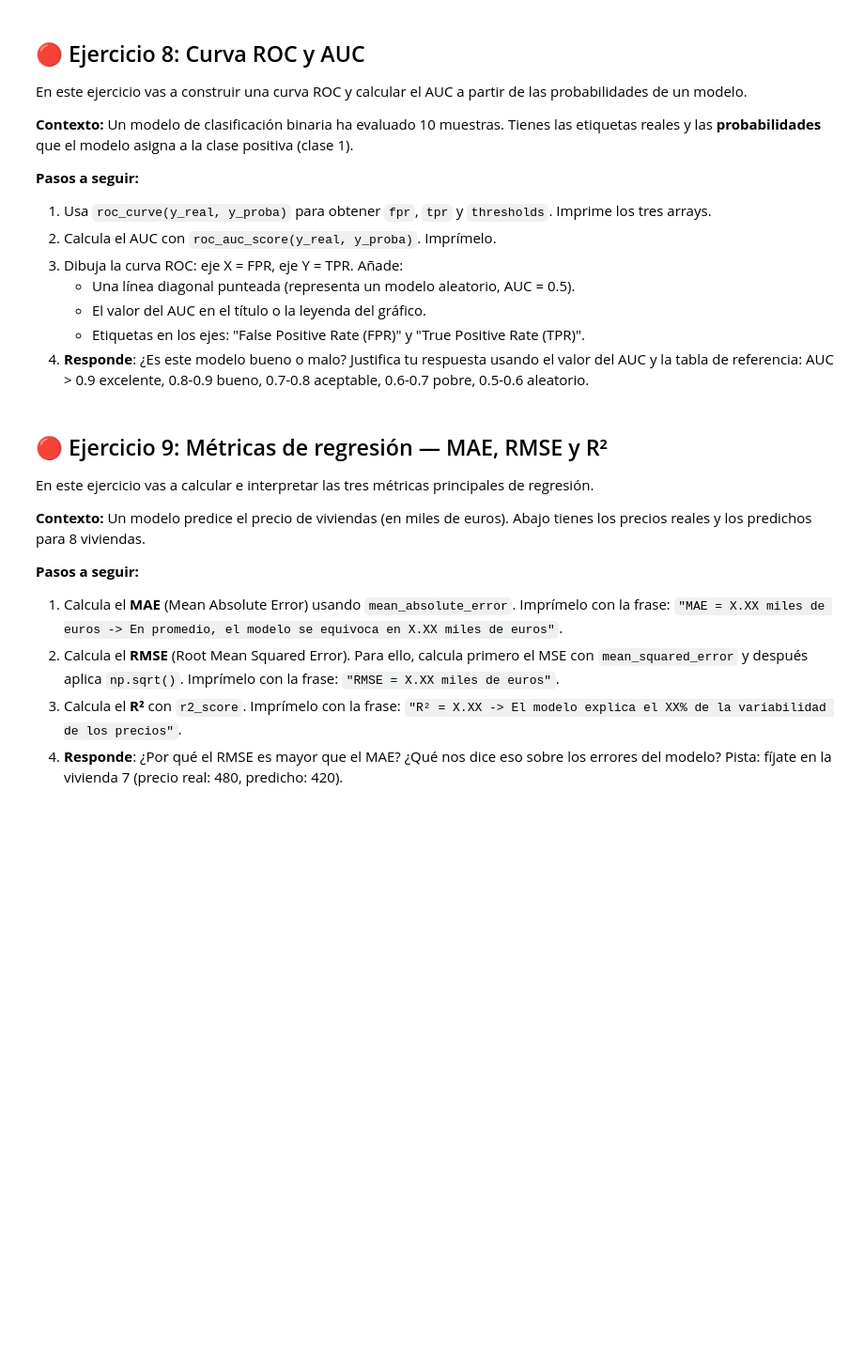
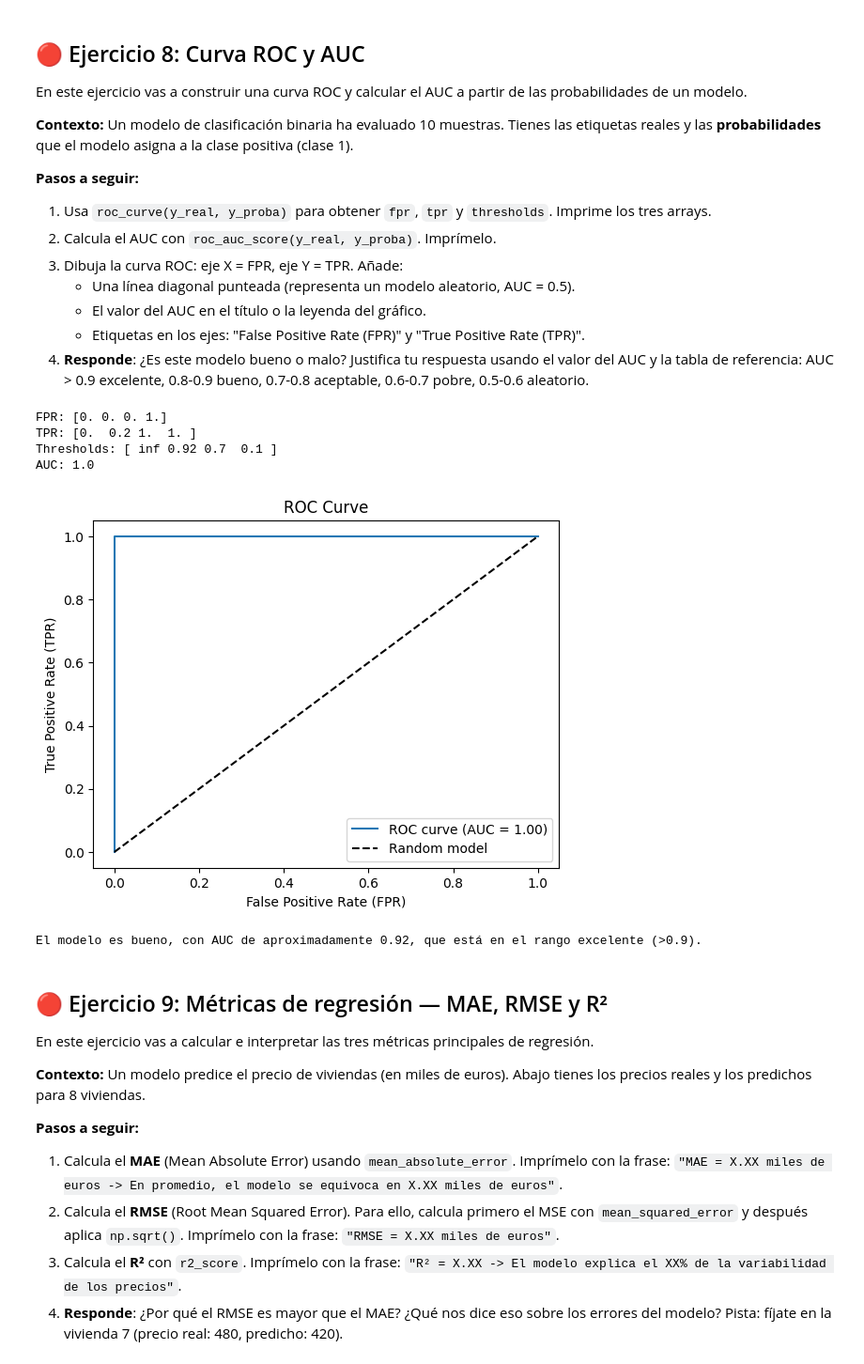
Before and after one commit to rorouser/CE-Python-DA, a Jupyter notebook: Boletin 7/boletin_07_gabela_jimenez_rodrigo.ipynb, the cells around one changed output. Shown at 94% size. Drawn from its saved outputs; the diff is of its cells as text; code cells hidden in the pictures; blank space fills up the shorter version.

```diff
--- a/Boletin 7/boletin_07_gabela_jimenez_rodrigo.ipynb
+++ b/Boletin 7/boletin_07_gabela_jimenez_rodrigo.ipynb
@@ -264,21 +367,37 @@ En este ejercicio vas a construir una curva ROC y calcular el AUC a partir de la
 # %%
 # Datos del modelo (NO modificar)
 y_real =  np.array([0, 1, 0, 1, 1, 0, 1, 0, 0, 1])
 y_proba = np.array([0.15, 0.85, 0.25, 0.78, 0.92, 0.30, 0.88, 0.10, 0.45, 0.70])
 
 # --- Paso 1: Calcular fpr, tpr, thresholds ---
-# Tu código aquí
-
+fpr, tpr, thresholds = roc_curve(y_real, y_proba)
+print("FPR:", fpr)
+print("TPR:", tpr)
+print("Thresholds:", thresholds)
 
 # --- Paso 2: Calcular AUC ---
-# Tu código aquí
-
+auc = roc_auc_score(y_real, y_proba)
+print("AUC:", auc)
 
 # --- Paso 3: Dibujar la curva ROC ---
-# Tu código aquí
-
+plt.figure()
+plt.plot(fpr, tpr, label=f'ROC curve (AUC = {auc:.2f})')
+plt.plot([0, 1], [0, 1], 'k--', label='Random model')
+plt.xlabel('False Positive Rate (FPR)')
+plt.ylabel('True Positive Rate (TPR)')
+plt.title('ROC Curve')
+plt.legend()
+plt.show()
 
 # --- Paso 4: Responde ---
+print("El modelo es bueno, con AUC de aproximadamente 0.92, que está en el rango excelente (>0.9).")
+# %% [output]
+FPR: [0. 0. 0. 1.]
+TPR: [0.  0.2 1.  1. ]
+Thresholds: [ inf 0.92 0.7  0.1 ]
+AUC: 1.0
+[figure, added]
+El modelo es bueno, con AUC de aproximadamente 0.92, que está en el rango excelente (>0.9).
 # %% [markdown]
 ## 🔴 Ejercicio 9: Métricas de regresión — MAE, RMSE y R²
 
```
Also changed, not shown: parts of 10 cells of this notebook, 1 other file.
